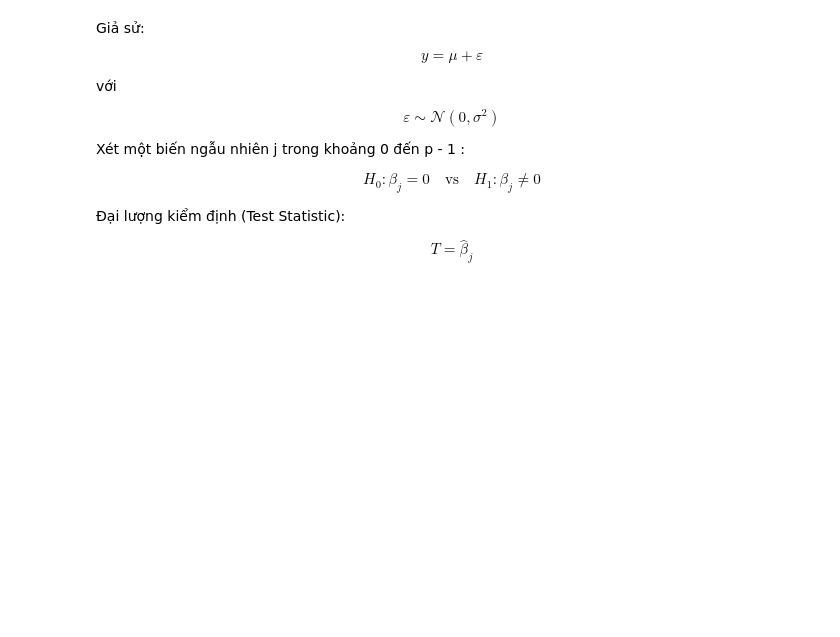
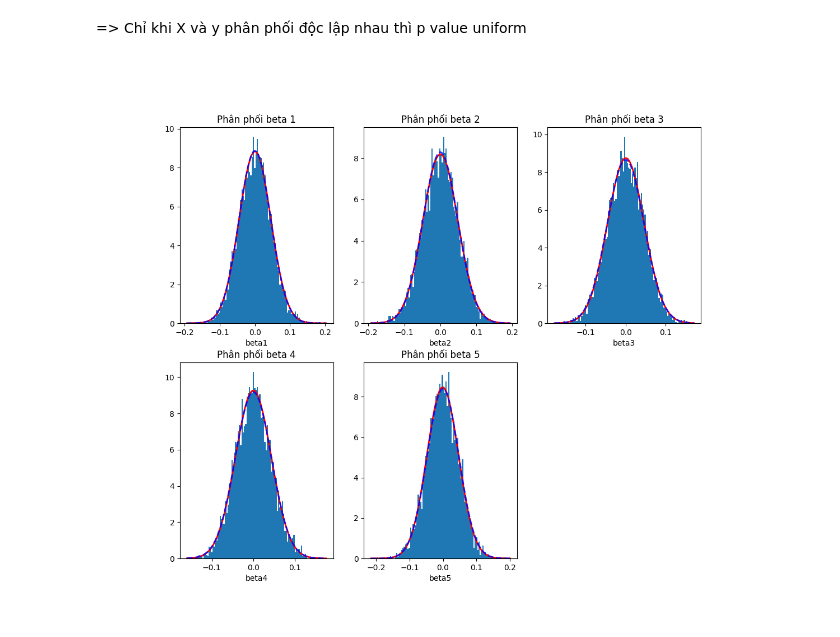
Before and after one commit to badaycona/TryBotasaurus, a Jupyter notebook: Lopthayduy/linear_regression_unrelated_data.ipynb, the cells around one changed output. Saved outputs shown, nothing was run; the diff lists cells and outputs as text; code cells hidden in the pictures; blank space fills up the shorter version.

```diff
--- a/Lopthayduy/linear_regression_unrelated_data.ipynb
+++ b/Lopthayduy/linear_regression_unrelated_data.ipynb
@@ -94,24 +102,27 @@ plt.show()
-# %% [markdown]
-Giả sử:
-
-$$
-y = \mu + \varepsilon
-$$
-
-với
-
-$$
-\varepsilon \sim \mathcal{N}(0, \sigma^2)
-$$
-
-Xét một biến ngẫu nhiên  j  trong khoảng  0  đến  p - 1 :
-
-$$
-H_0: \beta_j = 0 \quad \text{vs} \quad H_1: \beta_j \neq 0
-$$
-
-Đại lượng kiểm định (Test Statistic):
-
-$$
-T = \hat{\beta}_j
-$$
+# %% [markdown]
+=> Chỉ khi X và y phân phối độc lập nhau thì p value uniform
+# %%
+fig, axes = plt.subplots(2, 3, figsize = (12,10))
+axes = axes.flatten()
+beta_hat_df = pd.DataFrame(beta_hat_list, columns = ['Intercept'] + [f'beta{i + 1}' for i in range(p)])
+
+slope_columns = beta_hat_df.columns[1:]
+for idx, col in enumerate(slope_columns):
+    axes[idx].hist(beta_hat_df[col],bins = 100,density = True)
+    axes[idx].set_title(f'Phân phối beta {idx + 1}')
+    axes[idx].set_xlabel(slope_columns[idx])
+
+    mu, std = norm.fit(beta_hat_df[col])
+    xmin, xmax = axes[idx].get_xlim()
+    x_norm = np.linspace(xmin, xmax, 100)
+    p_norm = norm.pdf(x_norm, mu, std)
+
+    mu_the, std_the = 0, std_each_beta_hat[idx + 1]
+    p_norm_the = norm.pdf(x_norm, mu_the, std_the)
+
+
+    axes[idx].plot(x_norm, p_norm, 'r-', linewidth=2)
+    axes[idx].plot(x_norm, p_norm_the, 'b--', linewidth=2, alpha = 0.8)
+plt.delaxes(axes[5])
+# %% [output]
+[figure, added]
```
Also changed, not shown: parts of 4 cells of this notebook, 3 other files.
